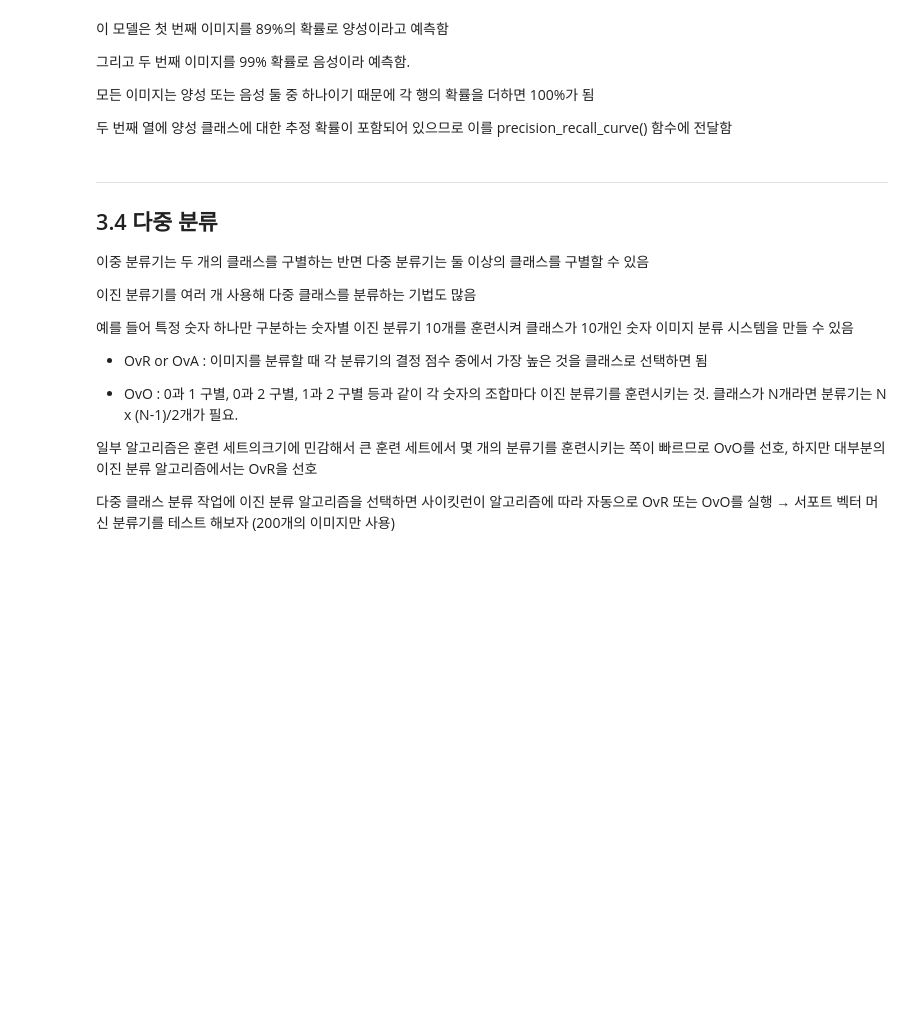
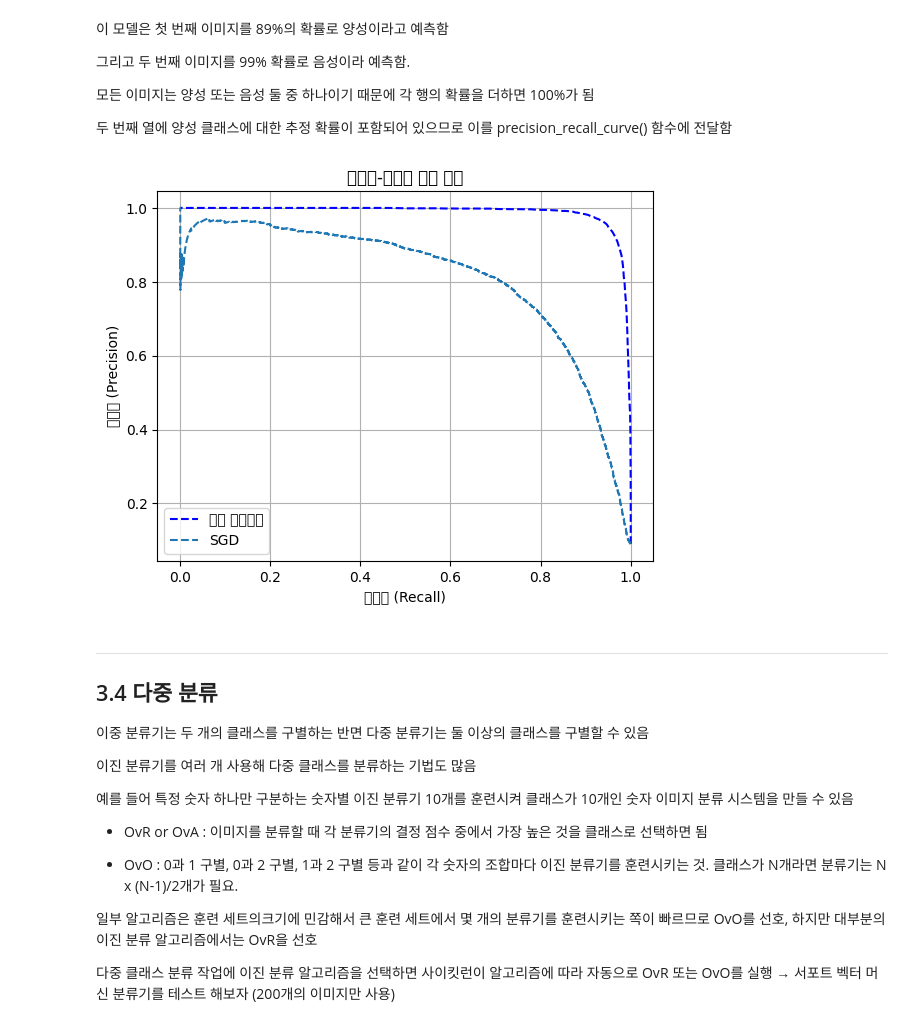
Before and after one commit to Le2se0hy/FA_ProAn, a Jupyter notebook: 핸즈온머신러닝_3장.ipynb, the cells around one changed output. Cells and saved outputs as stored; diff of their text form; code cells hidden in the pictures; blank space fills up the shorter version.

```diff
--- a/핸즈온머신러닝_3장.ipynb
+++ b/핸즈온머신러닝_3장.ipynb
@@ -443,12 +478,26 @@ y_probas_forest[:2]
 # %%
 y_scores_forest = y_probas_forest[:, 1]
 precisions_forest, recalls_forest, thresholds_forest = precision_recall_curve(
     y_train_5, y_scores_forest)
 
-plt.plot(recallss_forest, precisions_forest, "b--", label="랜덤 포레스트")
+plt.plot(recalls_forest, precisions_forest, "b--", label="랜덤 포레스트")
 plt.plot(recalls, precisions, "--", label="SGD")
 # 레이블, 그리드, 범례를 추가
+
+# 레이블 추가
+plt.xlabel("재현율 (Recall)")
+plt.ylabel("정밀도 (Precision)")
+plt.title("정밀도-재현율 곡선 비교")
+
+# 그리드 추가
+plt.grid(True)
+
+# 범례 추가
+plt.legend(loc="lower left")
+
 plt.show()
+# %% [output]
+[figure, added]
 # %% [markdown]
 ---
 ## 3.4 다중 분류
```
Also changed, not shown: parts of 16 cells of this notebook.
